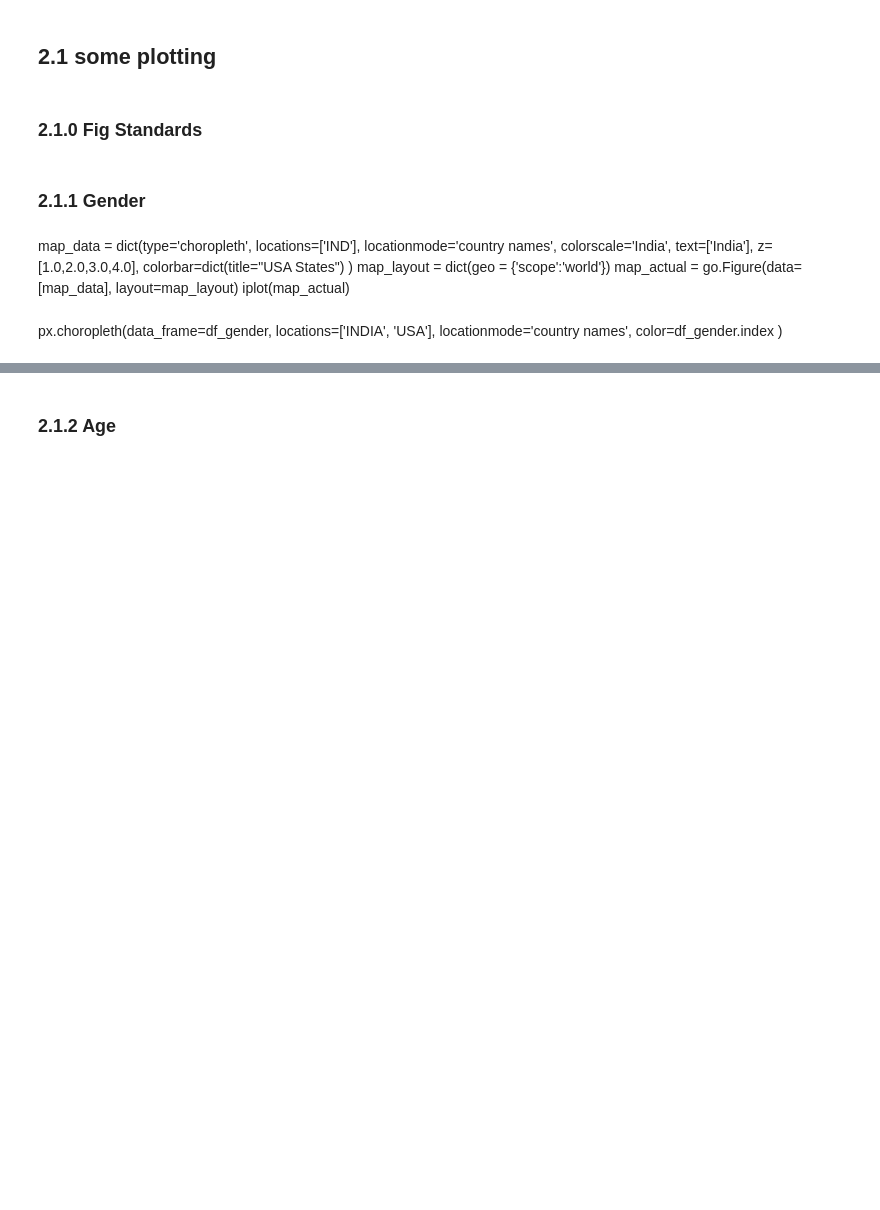
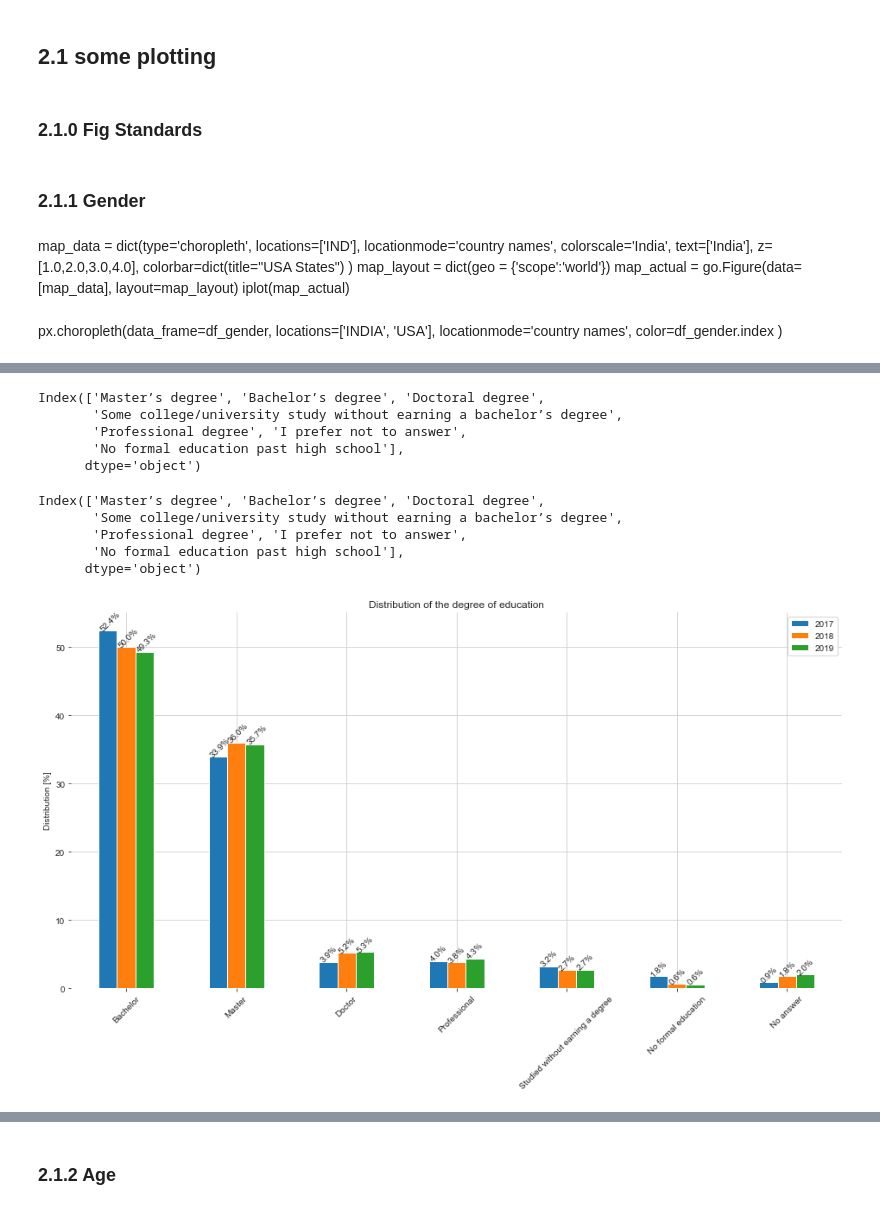
Before and after one commit to laurakah/BattleOfTheGiants, a Jupyter notebook: notebooks/plotly-experiment.ipynb, the cells around one changed output, grey strips where cells are left out. Saved outputs shown, nothing was run; the diff lists cells and outputs as text; code cells hidden in the pictures; blank space fills up the shorter version.

Commit message:
plotting degree

```diff
--- a/notebooks/plotly-experiment.ipynb
+++ b/notebooks/plotly-experiment.ipynb
@@ -171,0 +175,3 @@ px.choropleth(data_frame=df_gender,
+# %%
+#import 2017
+df_raw_2017 = pd.read_csv("../data_raw/multipleChoiceResponses_2017.csv", engine='python')
@@ -171,0 +200,19 @@ px.choropleth(data_frame=df_gender,
+# %%
+# drop duplicates
+df_raw_2018 = df_raw_2018.drop_duplicates()
+
+# rename cols
+rename_2018 = {"Q2" : "age",
+                "Q1" : "gender",
+                "Q3" : "country",
+                "Q4" : "degree",
+                "Q8" : "experience",
+                "Q9" : "salary",
+#               company size
+                }
+#select columns
+df_2018 = df_raw_2018[list(rename_2018.keys())]
+#rename
+df_2018 = df_2018.rename(columns=rename_2018)
+#select countries
+df_2018 = df_2018[(df_2018["country"] == "India") | (df_2018["country"] == "United States of America")]
@@ -171,0 +228,16 @@ px.choropleth(data_frame=df_gender,
+# %%
+df_2018["degree"].value_counts().keys()
+# %% [output]
+Index(['Master’s degree', 'Bachelor’s degree', 'Doctoral degree',
+       'Some college/university study without earning a bachelor’s degree',
+       'Professional degree', 'I prefer not to answer',
+       'No formal education past high school'],
+      dtype='object')
+# %%
+df["degree"].value_counts().keys()
+# %% [output]
+Index(['Master’s degree', 'Bachelor’s degree', 'Doctoral degree',
+       'Some college/university study without earning a bachelor’s degree',
+       'Professional degree', 'I prefer not to answer',
+       'No formal education past high school'],
+      dtype='object')
@@ -171,0 +297,25 @@ px.choropleth(data_frame=df_gender,
+# %%
+#reorder the index
+index_degree = (['Bachelor', 'Master', 'Doctor', 'Professional', 'Studied without earning a degree', 'No formal education', 'No answer'])
+degree_us = degree_us.reindex(index_degree)
+degree_in = degree_in.reindex(index_degree)
+# %%
+fig, ax = plt.subplots(figsize=(16,8))
+
+plt.rcParams.update({'font.size': 10})
+#plt.figure()
+data = degree_in*100
+data2 = degree_us*100
+ax = data.plot(kind="bar", ax=ax, rot=45, grid=True)
+for i in ax.patches:
+    ax.text(i.get_x(),i.get_height(), str(round((i.get_height()), 1))+"%", rotation=45, fontsize = 10)
+
+ax.set_title("Distribution of the degree of education")
+y_value=['{:,.2f}'.format(x) + '%' for x in ax.get_yticks()]
+plt.box(on=None)
+ax.set_ylabel('Distribution [%]')
+ax.get_yticks();
+#ax.set_yticklabels(['{:,%}'.format(x) for x in vals]);
+#degree_in.plot(kind="bar", ax=ax, rot=45);
+# %% [output]
+[figure, added]
```
Also changed, not shown: parts of 13 cells of this notebook.
